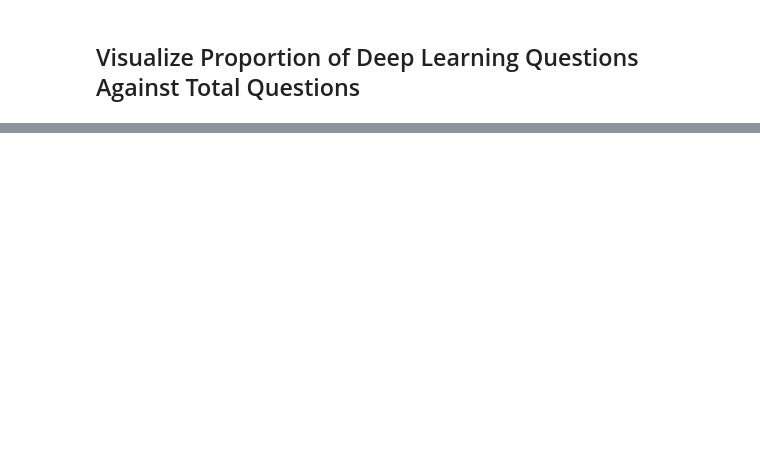
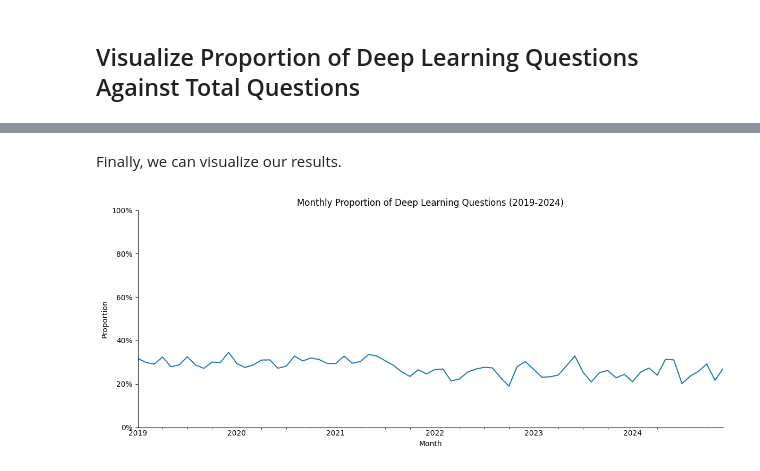
Before and after one commit to jastro-dev/dq-11-stackexchange-popular-questions, a Jupyter notebook: main_notebook.ipynb, the cells around one changed output, grey strips where cells are left out. Drawn from its saved outputs; the diff is of its cells as text; code cells hidden in the pictures; blank space fills up the shorter version.

```diff
--- a/main_notebook.ipynb
+++ b/main_notebook.ipynb
@@ -511 +524,12 @@ plt.show()
 In this section, we aim to visualize similarly to above, but on the proportion of deep-learning questions versus total. This will give us a better picture whether deep-learning related questions are still popular and how its popularity has changed in comparison to unrelated topics.
+# %%
+df_all = df_all[df_all['CreationDate'].dt.year >= 2019]
+
+# Get monthly count of ALL questions
+df_all_monthly = df_all.groupby([df_all['CreationDate'].dt.year, df_all['CreationDate'].dt.month]).agg({'Id': 'count'})
+
+df_all_monthly.rename(columns={'Id': 'Total Count'}, inplace=True)
+
+df_all_monthly.index = pd.to_datetime(df_all_monthly.index.map(lambda x: f'{x[0]}-{x[1]}-01'))
+
+df_all_monthly
@@ -511,0 +552,6 @@ In this section, we aim to visualize similarly to above, but on the proportion o
+# %%
+df_all_monthly_updated = pd.merge(
+    df_all_deep_learning_monthly, df_all_monthly, how='left', left_index=True, right_index=True
+)
+
+df_all_monthly_updated
@@ -511,0 +574,6 @@ In this section, we aim to visualize similarly to above, but on the proportion o
+# %%
+df_all_monthly_updated['Proportion'] = (
+    df_all_monthly_updated['DeepLearning Count'] / df_all_monthly_updated['Total Count']
+)
+
+df_all_monthly_updated
@@ -511,0 +594,23 @@ In this section, we aim to visualize similarly to above, but on the proportion o
+# %% [markdown]
+Finally, we can visualize our results.
+# %%
+df_all_monthly_updated.plot(kind='line', y='Proportion', figsize=(12, 5), legend=False)
+
+# Fix y-axis scale
+plt.ylim(0, 1)
+
+plt.xlabel('Month')
+plt.ylabel('Proportion')
+plt.title('Monthly Proportion of Deep Learning Questions (2019-2024)')
+
+plt.tick_params(axis='x', length=0)
+
+# Rename y-axis labels for readability
+plt.yticks([0, 0.2, 0.4, 0.6, 0.8, 1], ['0%', '20%', '40%', '60%', '80%', '100%'])
+
+sns.despine()
+plt.tight_layout()
+plt.savefig('visualizations/2019_2024_monthly_proportion_of_deep_learning_questions.png')
+plt.show()
+# %% [output]
+[figure, added]
```
Also changed, not shown: parts of 17 cells of this notebook, 2 other files.
